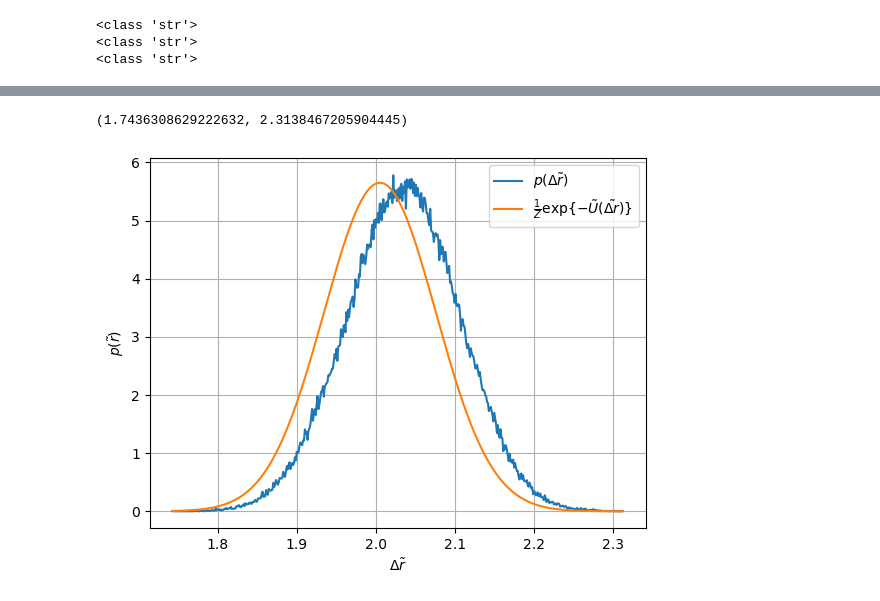
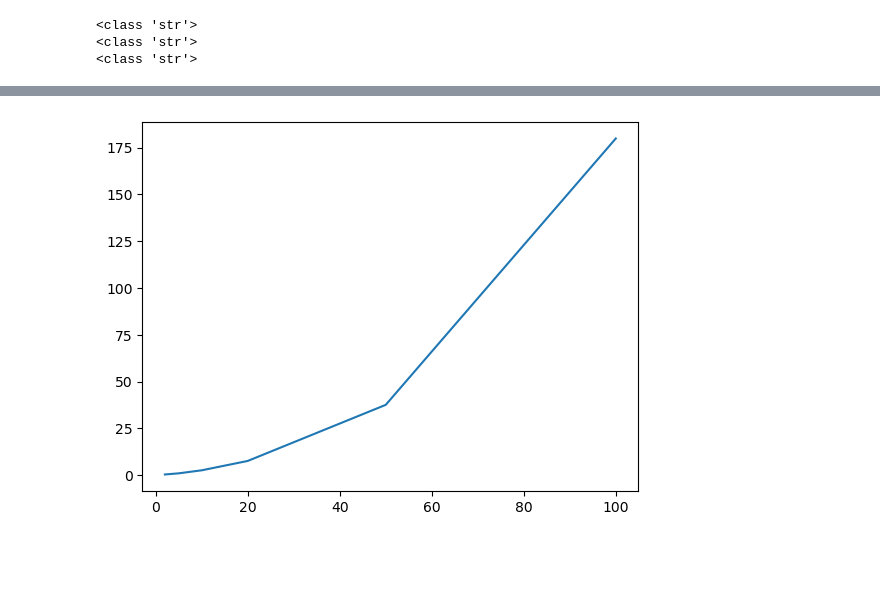
Before and after one commit to jan-kro/mucus_old_2, a Jupyter notebook: testclass.ipynb, the cells around one changed output, grey strips where cells are left out. Drawn from its saved outputs; the diff is of its cells as text; code cells hidden in the pictures; blank space fills up the shorter version.

```diff
--- a/testclass.ipynb
+++ b/testclass.ipynb
@@ -10,8 +13,3 @@ print(type(os.getcwd()))
 <class 'str'>
 <class 'str'>
 <class 'str'>
-# %%
-p = Polymer(n_beeds=30, mobility=0.000005, q_beed=0, epsilon_LJ=0)
-p.create_chain(axis=0)
-p.simulate(steps=10000)
-p.plot_distance_distribution(n_bins=500)
@@ -21,5 +16,16 @@ p.plot_distance_distribution(n_bins=500)
-# %%
-p.plot_distance_distribution(n_bins=500)
-# %% [output]
-(1.7436308629222632, 2.3138467205904445)
-[figure, removed]
+# %%
+N = (2, 5, 10, 20, 50, 100)
+t = list(())
+for n in N:
+    p = Polymer(n_beeds=n, mobility=0.000005)
+    p.create_chain(axis=0)
+    t1 = time()
+    p.simulate(steps=3000)
+    t2 = time()
+    t.append(t2-t1)
+
+plt.figure()
+plt.plot(N, t)
+plt.show()
+# %% [output]
+[figure, added]
```
Also changed, not shown: parts of 3 cells of this notebook, 3 other files.
